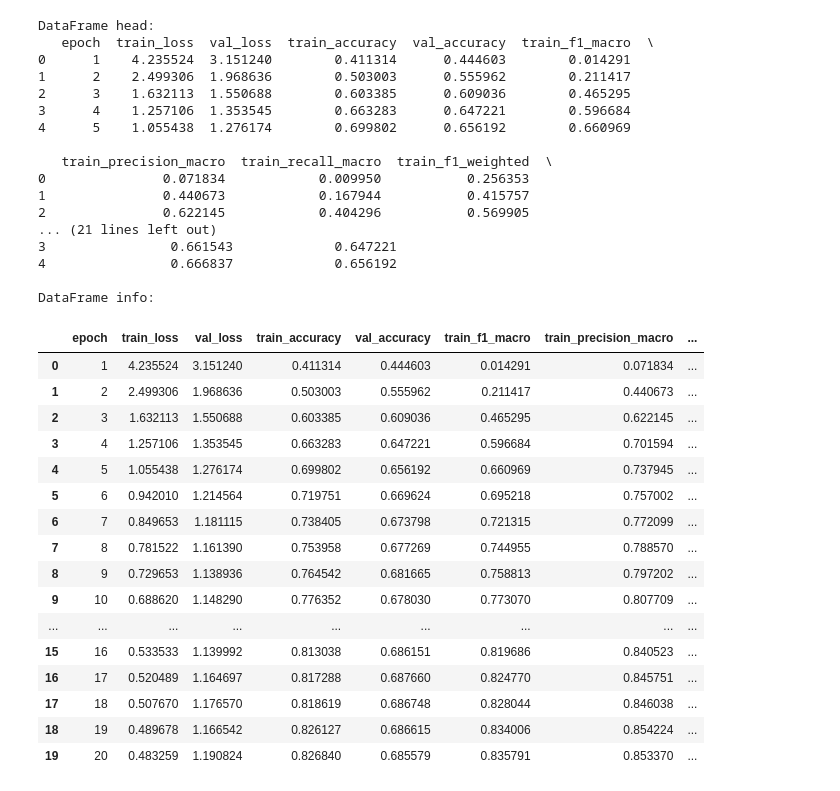
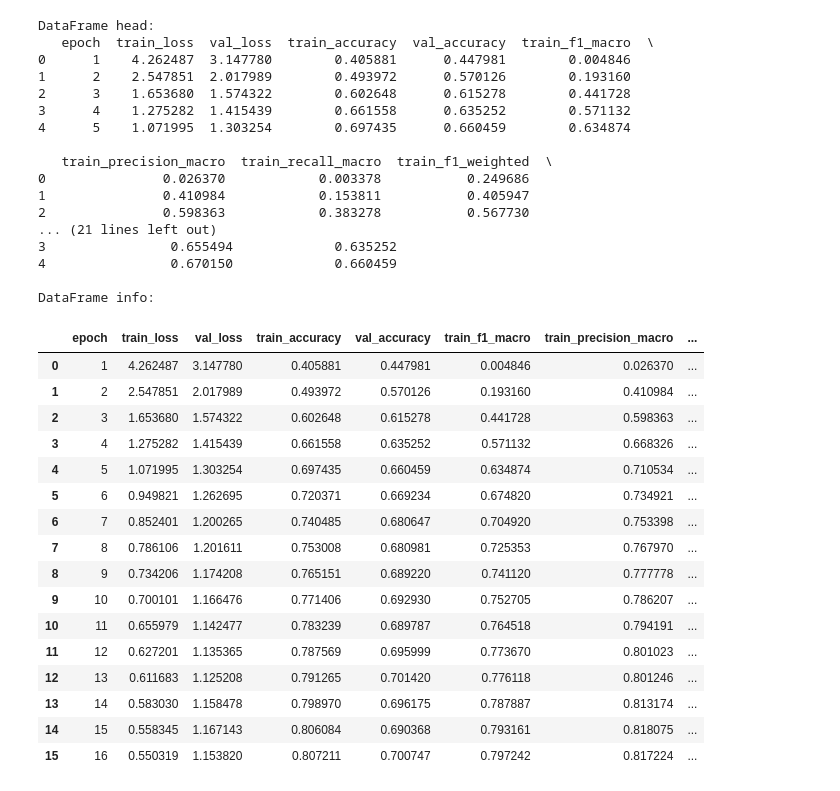
Before and after one commit to marcbeil/protein-prediction-project, a Jupyter notebook: src/vizualize_model_metrics.ipynb, the cells around one changed output. Drawn from its saved outputs; the diff is of its cells as text; code cells hidden in the pictures.

```diff
--- a/src/vizualize_model_metrics.ipynb
+++ b/src/vizualize_model_metrics.ipynb
@@ -5,60 +5,60 @@ import os
 
 import matplotlib.pyplot as plt
 import numpy as np
 import pandas as pd
 import seaborn as sns
 
 # Set default plot style
 sns.set_style("whitegrid")
 plt.rcParams['figure.dpi'] = 100  # For higher resolution plots
 
 # Your provided data as a multi-line string
-path = "../output/protenn2/test_arch"
+path = "../output/protenn2/v3"
 input_path = os.path.join(path, "metrics_df.csv")
 output_path = path
 
 # Read the data into a pandas DataFrame
 df = pd.read_csv(input_path)
 
 print("DataFrame head:")
 print(df.head())
 print("\nDataFrame info:")
 df
 # %% [output]
 DataFrame head:
    epoch  train_loss  val_loss  train_accuracy  val_accuracy  train_f1_macro  \
-0      1    4.235524  3.151240        0.411314      0.444603        0.014291
-1      2    2.499306  1.968636        0.503003      0.555962        0.211417
-2      3    1.632113  1.550688        0.603385      0.609036        0.465295
-3      4    1.257106  1.353545        0.663283      0.647221        0.596684
-4      5    1.055438  1.276174        0.699802      0.656192        0.660969
+0      1    4.262487  3.147780        0.405881      0.447981        0.004846
+1      2    2.547851  2.017989        0.493972      0.570126        0.193160
+2      3    1.653680  1.574322        0.602648      0.615278        0.441728
+3      4    1.275282  1.415439        0.661558      0.635252        0.571132
+4      5    1.071995  1.303254        0.697435      0.660459        0.634874
 
    train_precision_macro  train_recall_macro  train_f1_weighted  \
-0               0.071834            0.009950           0.256353
-1               0.440673            0.167944           0.415757
-2               0.622145            0.404296           0.569905
+0               0.026370            0.003378           0.249686
+1               0.410984            0.153811           0.405947
+2               0.598363            0.383278           0.567730
 ... (21 lines left out)
-3                0.661543             0.647221
-4                0.666837             0.656192
+3                0.655494             0.635252
+4                0.670150             0.660459
 
 DataFrame info:
 |  | epoch | train_loss | val_loss | train_accuracy | val_accuracy | train_f1_macro | train_precision_macro | ... |
-| 0 | 1 | 4.235524 | 3.151240 | 0.411314 | 0.444603 | 0.014291 | 0.071834 | ... |
-| 1 | 2 | 2.499306 | 1.968636 | 0.503003 | 0.555962 | 0.211417 | 0.440673 | ... |
-| 2 | 3 | 1.632113 | 1.550688 | 0.603385 | 0.609036 | 0.465295 | 0.622145 | ... |
-| 3 | 4 | 1.257106 | 1.353545 | 0.663283 | 0.647221 | 0.596684 | 0.701594 | ... |
-| 4 | 5 | 1.055438 | 1.276174 | 0.699802 | 0.656192 | 0.660969 | 0.737945 | ... |
-| 5 | 6 | 0.942010 | 1.214564 | 0.719751 | 0.669624 | 0.695218 | 0.757002 | ... |
-| 6 | 7 | 0.849653 | 1.181115 | 0.738405 | 0.673798 | 0.721315 | 0.772099 | ... |
-| 7 | 8 | 0.781522 | 1.161390 | 0.753958 | 0.677269 | 0.744955 | 0.788570 | ... |
-| 8 | 9 | 0.729653 | 1.138936 | 0.764542 | 0.681665 | 0.758813 | 0.797202 | ... |
-| 9 | 10 | 0.688620 | 1.148290 | 0.776352 | 0.678030 | 0.773070 | 0.807709 | ... |
-| ... | ... | ... | ... | ... | ... | ... | ... | ... |
-| 15 | 16 | 0.533533 | 1.139992 | 0.813038 | 0.686151 | 0.819686 | 0.840523 | ... |
-| 16 | 17 | 0.520489 | 1.164697 | 0.817288 | 0.687660 | 0.824770 | 0.845751 | ... |
-| 17 | 18 | 0.507670 | 1.176570 | 0.818619 | 0.686748 | 0.828044 | 0.846038 | ... |
-| 18 | 19 | 0.489678 | 1.166542 | 0.826127 | 0.686615 | 0.834006 | 0.854224 | ... |
-| 19 | 20 | 0.483259 | 1.190824 | 0.826840 | 0.685579 | 0.835791 | 0.853370 | ... |
+| 0 | 1 | 4.262487 | 3.147780 | 0.405881 | 0.447981 | 0.004846 | 0.026370 | ... |
+| 1 | 2 | 2.547851 | 2.017989 | 0.493972 | 0.570126 | 0.193160 | 0.410984 | ... |
+| 2 | 3 | 1.653680 | 1.574322 | 0.602648 | 0.615278 | 0.441728 | 0.598363 | ... |
+| 3 | 4 | 1.275282 | 1.415439 | 0.661558 | 0.635252 | 0.571132 | 0.668326 | ... |
+| 4 | 5 | 1.071995 | 1.303254 | 0.697435 | 0.660459 | 0.634874 | 0.710534 | ... |
+| 5 | 6 | 0.949821 | 1.262695 | 0.720371 | 0.669234 | 0.674820 | 0.734921 | ... |
+| 6 | 7 | 0.852401 | 1.200265 | 0.740485 | 0.680647 | 0.704920 | 0.753398 | ... |
+| 7 | 8 | 0.786106 | 1.201611 | 0.753008 | 0.680981 | 0.725353 | 0.767970 | ... |
+| 8 | 9 | 0.734206 | 1.174208 | 0.765151 | 0.689220 | 0.741120 | 0.777778 | ... |
+| 9 | 10 | 0.700101 | 1.166476 | 0.771406 | 0.692930 | 0.752705 | 0.786207 | ... |
+| 10 | 11 | 0.655979 | 1.142477 | 0.783239 | 0.689787 | 0.764518 | 0.794191 | ... |
+| 11 | 12 | 0.627201 | 1.135365 | 0.787569 | 0.695999 | 0.773670 | 0.801023 | ... |
+| 12 | 13 | 0.611683 | 1.125208 | 0.791265 | 0.701420 | 0.776118 | 0.801246 | ... |
+| 13 | 14 | 0.583030 | 1.158478 | 0.798970 | 0.696175 | 0.787887 | 0.813174 | ... |
+| 14 | 15 | 0.558345 | 1.167143 | 0.806084 | 0.690368 | 0.793161 | 0.818075 | ... |
+| 15 | 16 | 0.550319 | 1.153820 | 0.807211 | 0.700747 | 0.797242 | 0.817224 | ... |
 # %%
 import os
 
```
Also changed, not shown: parts of 5 cells of this notebook, 1 other file.
